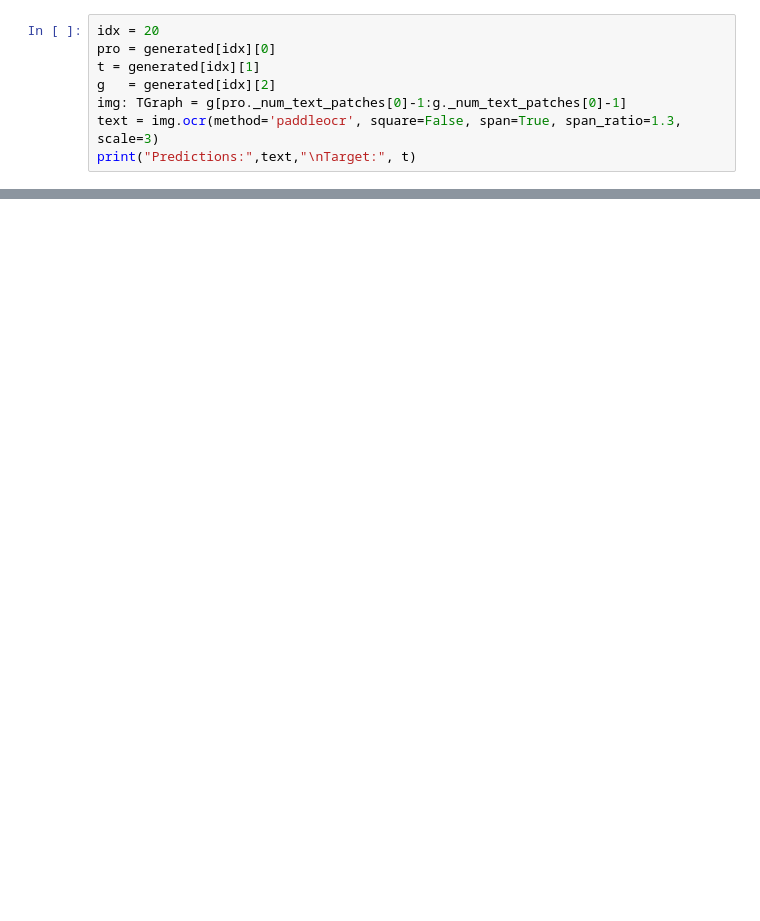
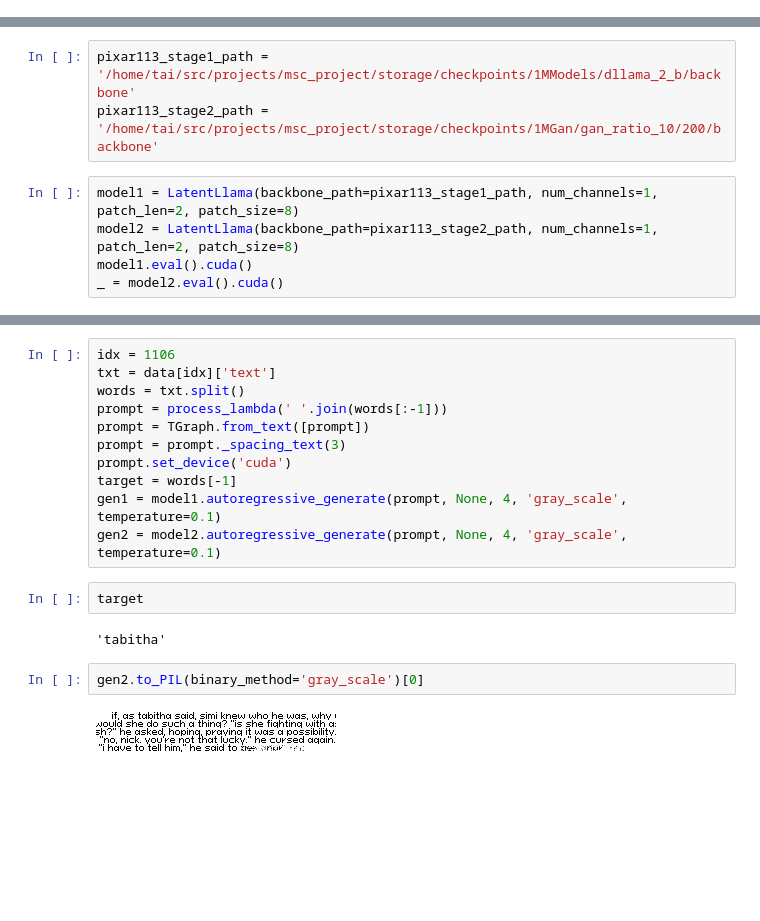
Before and after one commit to april-tools/pixar, a Jupyter notebook: lambada.ipynb, the cells around one changed output, grey strips where cells are left out. Drawn from its saved outputs; the diff is of its cells as text; blank space fills up the shorter version.

```diff
--- a/lambada.ipynb
+++ b/lambada.ipynb
@@ -118,8 +0,0 @@ correct = '2 4 20 35 63 111 141 145 158'
-# %%
-idx = 20
-pro = generated[idx][0]
-t = generated[idx][1]
-g   = generated[idx][2]
-img: TGraph = g[pro._num_text_patches[0]-1:g._num_text_patches[0]-1]
-text = img.ocr(method='paddleocr', square=False, span=True, span_ratio=1.3, scale=3)
-print("Predictions:",text,"\nTarget:", t)
@@ -149,0 +37,8 @@ imgs.shape
+# %%
+pixar113_stage1_path = '/home/tai/src/projects/msc_project/storage/checkpoints/1MModels/dllama_2_b/backbone'
+pixar113_stage2_path = '/home/tai/src/projects/msc_project/storage/checkpoints/1MGan/gan_ratio_10/200/backbone'
+# %%
+model1 = LatentLlama(backbone_path=pixar113_stage1_path, num_channels=1, patch_len=2, patch_size=8)
+model2 = LatentLlama(backbone_path=pixar113_stage2_path, num_channels=1, patch_len=2, patch_size=8)
+model1.eval().cuda()
+_ = model2.eval().cuda()
@@ -149,0 +233,19 @@ imgs.shape
+# %%
+idx = 1106
+txt = data[idx]['text']
+words = txt.split()
+prompt = process_lambda(' '.join(words[:-1]))
+prompt = TGraph.from_text([prompt])
+prompt = prompt._spacing_text(3)
+prompt.set_device('cuda')
+target = words[-1]
+gen1 = model1.autoregressive_generate(prompt, None, 4, 'gray_scale', temperature=0.1)
+gen2 = model2.autoregressive_generate(prompt, None, 4, 'gray_scale', temperature=0.1)
+# %%
+target
+# %% [output]
+'tabitha'
+# %%
+gen2.to_PIL(binary_method='gray_scale')[0]
+# %% [output]
+[figure, added]
```
Also changed, not shown: parts of 96 cells of this notebook, 4 other files.
